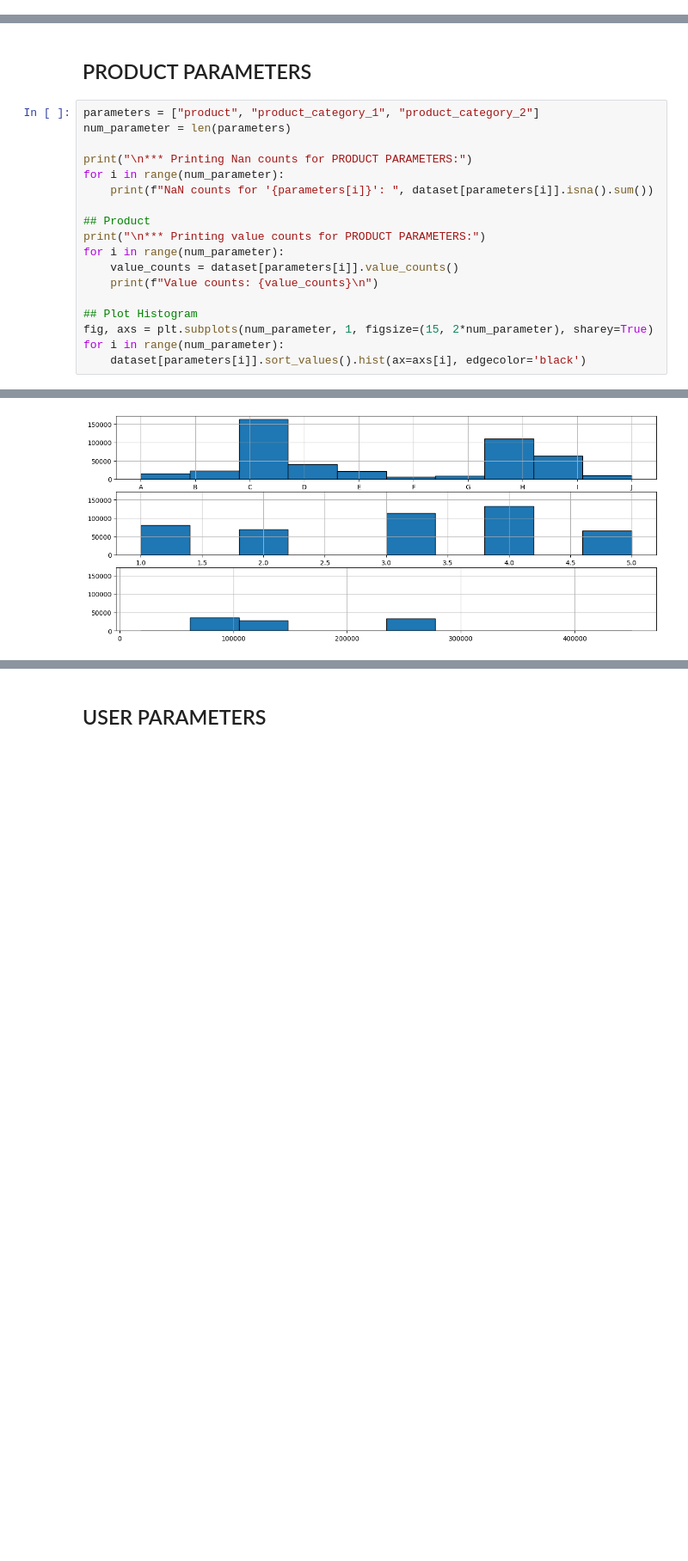
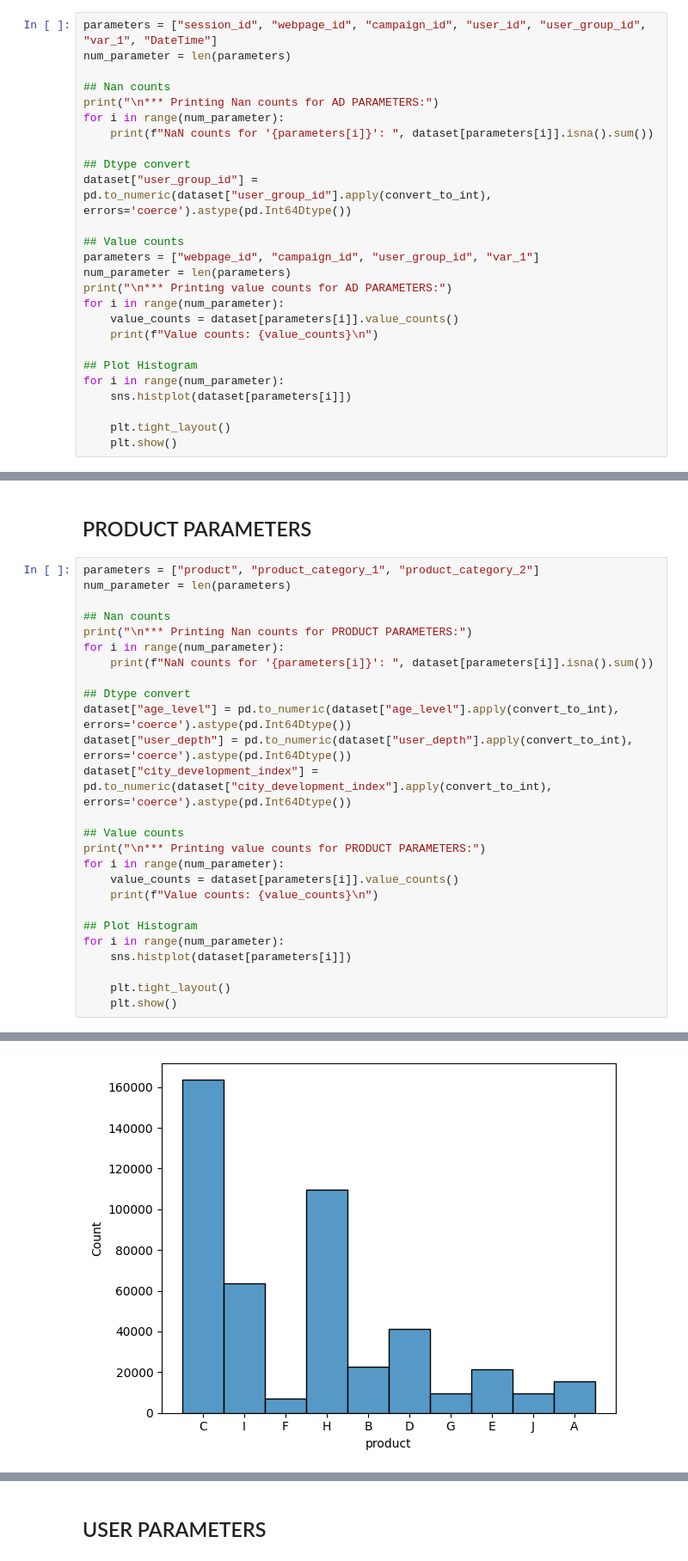
Before and after one commit to kevvvch/machine_learning_proy, a Jupyter notebook: main.ipynb, the cells around one changed output, grey strips where cells are left out. Shown at 86% size. Saved outputs shown, nothing was run; the diff lists cells and outputs as text; blank space fills up the shorter version.

Commit message:
WIP: Handling missing values

```diff
--- a/main.ipynb
+++ b/main.ipynb
@@ -84,0 +77,26 @@ def convert_to_int(value):
+# %%
+parameters = ["session_id", "webpage_id", "campaign_id", "user_id", "user_group_id", "var_1", "DateTime"]
+num_parameter = len(parameters)
+
+## Nan counts
+print("\n*** Printing Nan counts for AD PARAMETERS:")
+for i in range(num_parameter):
+    print(f"NaN counts for '{parameters[i]}': ", dataset[parameters[i]].isna().sum())
+
+## Dtype convert
+dataset["user_group_id"] = pd.to_numeric(dataset["user_group_id"].apply(convert_to_int), errors='coerce').astype(pd.Int64Dtype())
+
+## Value counts
+parameters = ["webpage_id", "campaign_id", "user_group_id", "var_1"]
+num_parameter = len(parameters)
+print("\n*** Printing value counts for AD PARAMETERS:")
+for i in range(num_parameter):
+    value_counts = dataset[parameters[i]].value_counts()
+    print(f"Value counts: {value_counts}\n")
+
+## Plot Histogram
+for i in range(num_parameter):
+    sns.histplot(dataset[parameters[i]])
+
+    plt.tight_layout()
+    plt.show()
@@ -88,36 +128,44 @@ def convert_to_int(value):
 parameters = ["product", "product_category_1", "product_category_2"]
 num_parameter = len(parameters)
 
+## Nan counts
 print("\n*** Printing Nan counts for PRODUCT PARAMETERS:")
 for i in range(num_parameter):
     print(f"NaN counts for '{parameters[i]}': ", dataset[parameters[i]].isna().sum())
 
-## Product
+## Dtype convert
+dataset["age_level"] = pd.to_numeric(dataset["age_level"].apply(convert_to_int), errors='coerce').astype(pd.Int64Dtype())
+dataset["user_depth"] = pd.to_numeric(dataset["user_depth"].apply(convert_to_int), errors='coerce').astype(pd.Int64Dtype())
+dataset["city_development_index"] = pd.to_numeric(dataset["city_development_index"].apply(convert_to_int), errors='coerce').astype(pd.Int64Dtype())
+
+## Value counts
 print("\n*** Printing value counts for PRODUCT PARAMETERS:")
 for i in range(num_parameter):
     value_counts = dataset[parameters[i]].value_counts()
     print(f"Value counts: {value_counts}\n")
 
 ## Plot Histogram
-fig, axs = plt.subplots(num_parameter, 1, figsize=(15, 2*num_parameter), sharey=True)
 for i in range(num_parameter):
-    dataset[parameters[i]].sort_values().hist(ax=axs[i], edgecolor='black')
+    sns.histplot(dataset[parameters[i]])
+
+    plt.tight_layout()
+    plt.show()
 # %% [output]
 *** Printing Nan counts for PRODUCT PARAMETERS:
 NaN counts for 'product':  0
 NaN counts for 'product_category_1':  0
 NaN counts for 'product_category_2':  365854
 
 *** Printing value counts for PRODUCT PARAMETERS:
 Value counts: product
 C    163501
 H    109574
 I     63711
 D     41064
 B     22479
 ... (42 lines left out)
 419304.0        1
 381435.0        1
 247789.0        1
 Name: count, dtype: int64
-[figure, old version]
+[figure, new version]
```
Also changed, not shown: parts of 12 cells of this notebook.
